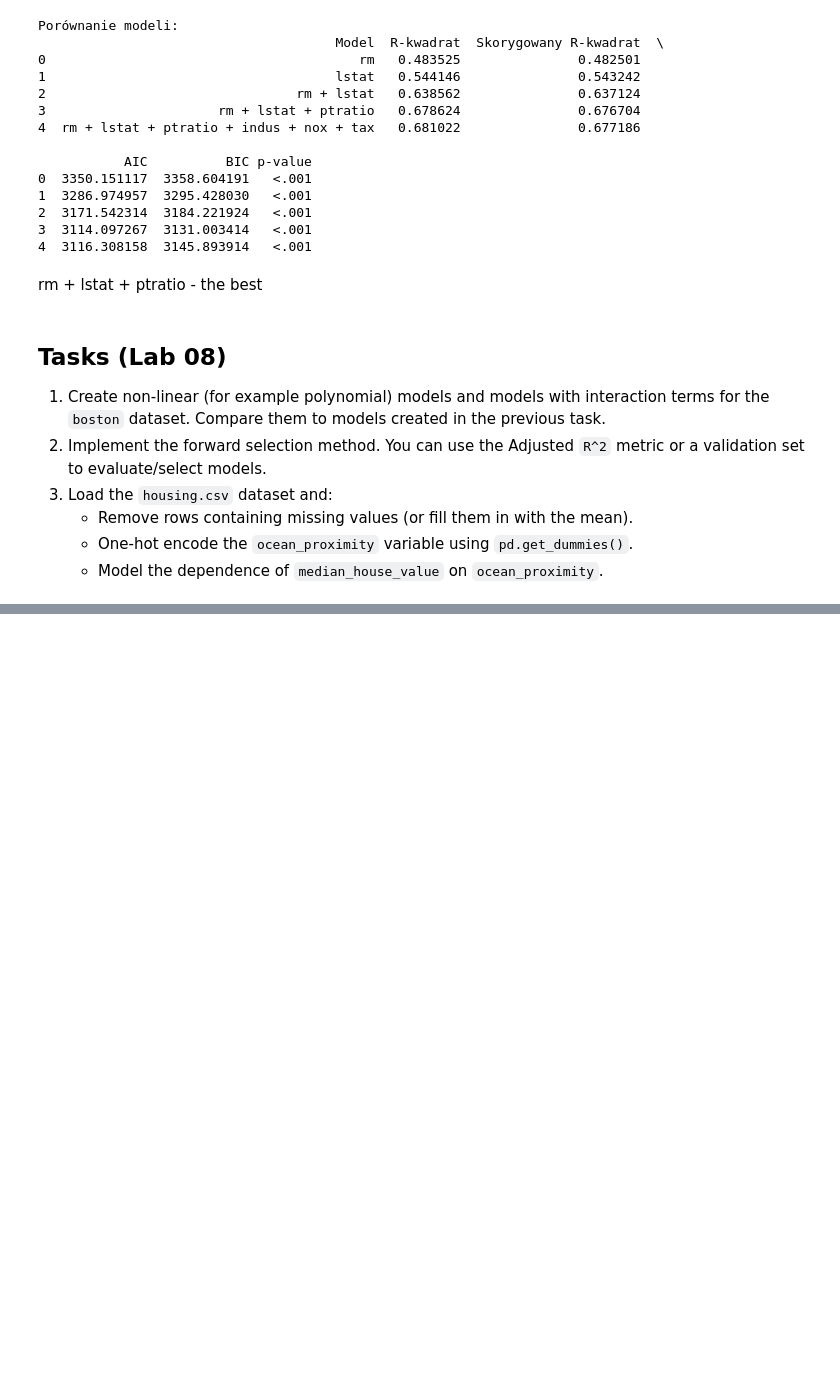
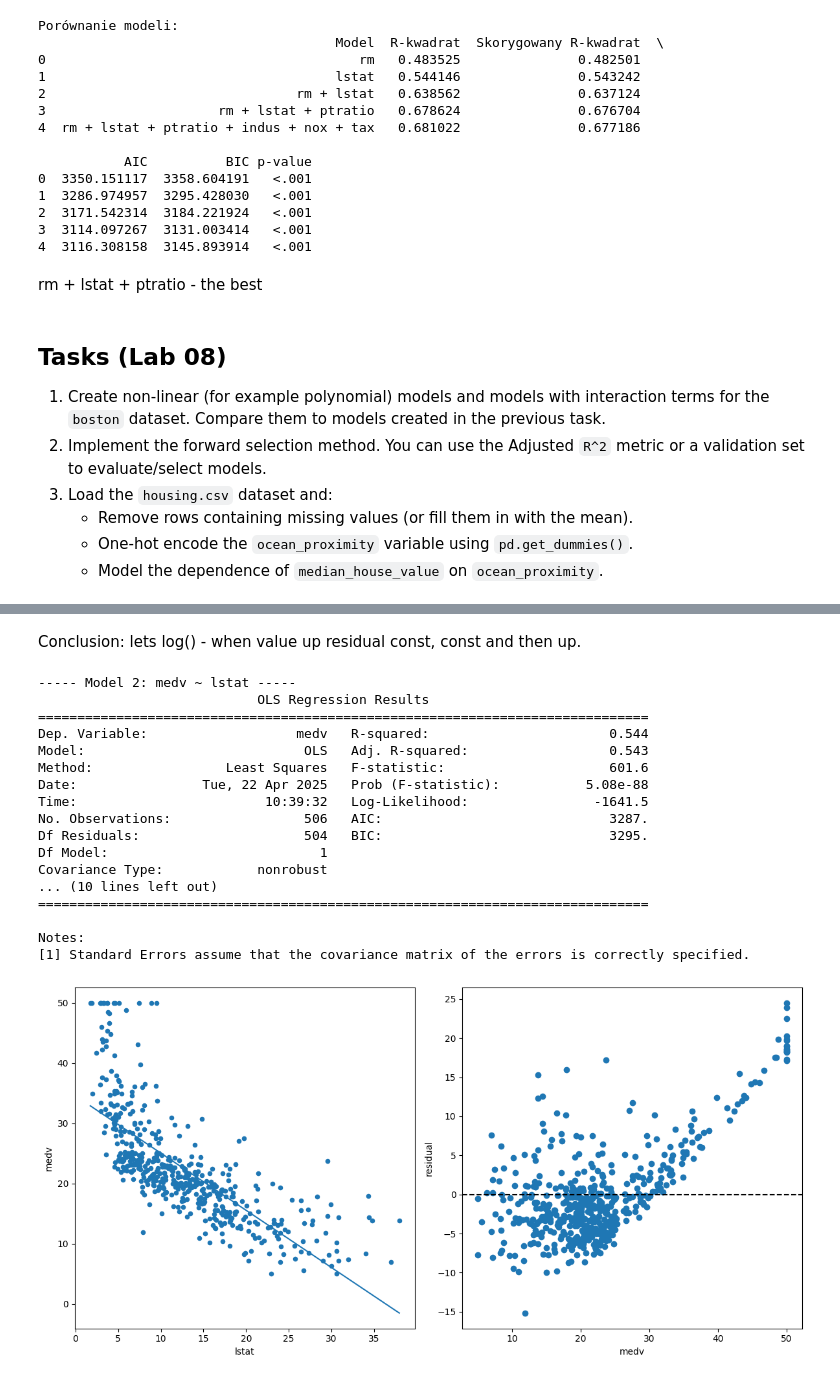
Before and after one commit to s34836/EWD, a Jupyter notebook: lab7_8.ipynb, the cells around one changed output, grey strips where cells are left out. Cells and saved outputs as stored; diff of their text form; code cells hidden in the pictures; blank space fills up the shorter version.

```diff
--- a/lab7_8.ipynb
+++ b/lab7_8.ipynb
@@ -337,0 +405,45 @@ rm + lstat + ptratio - the best
+# %% [markdown]
+Conclusion: lets log() - when value up residual const, const and then up.
+# %%
+# Model 2: Prosta regresja liniowa z lstat (% populacji o niższym statusie)
+
+model2 = smf.ols(formula='medv ~ lstat', data=df).fit()
+print("\n----- Model 2: medv ~ lstat -----")
+print(model2.summary())
+
+fig, (ax1, ax2) = plt.subplots(1, 2, figsize=(12, 6))
+
+# Left plot: Scatter with linear fit from Model 2
+df.plot(kind='scatter', y='medv', x='lstat', ax=ax1)
+x_plot = np.linspace(df.lstat.min(), df.lstat.max(), 100)
+b0, b1 = model2.params
+y_plot = b0 + b1 * x_plot
+ax1.plot(x_plot, y_plot)
+
+# Right plot: Residuals
+ax2.scatter(df.medv, model2.resid)
+ax2.axhline(0, linestyle='--', color='k')
+ax2.set_xlabel('medv')
+ax2.set_ylabel('residual')
+
+plt.tight_layout()
+plt.show()
+# %% [output]
+----- Model 2: medv ~ lstat -----
+                            OLS Regression Results
+==============================================================================
+Dep. Variable:                   medv   R-squared:                       0.544
+Model:                            OLS   Adj. R-squared:                  0.543
+Method:                 Least Squares   F-statistic:                     601.6
+Date:                Tue, 22 Apr 2025   Prob (F-statistic):           5.08e-88
+Time:                        10:39:32   Log-Likelihood:                -1641.5
+No. Observations:                 506   AIC:                             3287.
+Df Residuals:                     504   BIC:                             3295.
+Df Model:                           1
+Covariance Type:            nonrobust
+... (10 lines left out)
+==============================================================================
+
+Notes:
+[1] Standard Errors assume that the covariance matrix of the errors is correctly specified.
+[figure, added]
```
Also changed, not shown: parts of 23 cells of this notebook.
